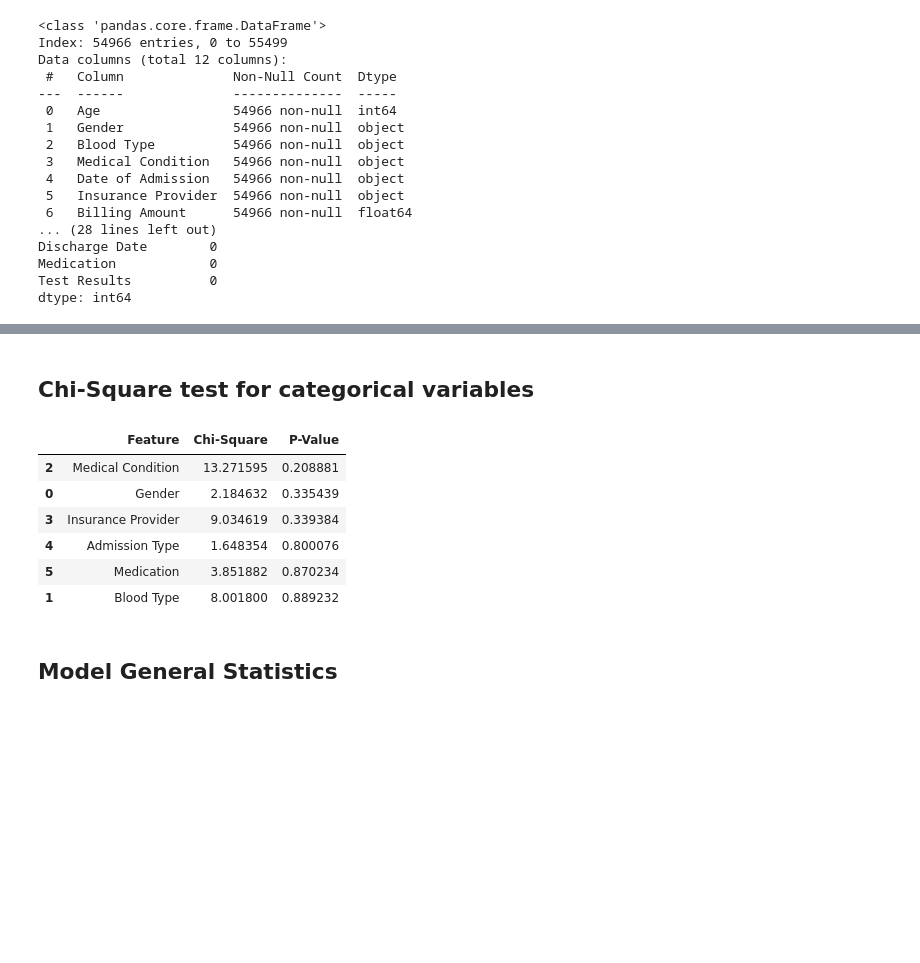
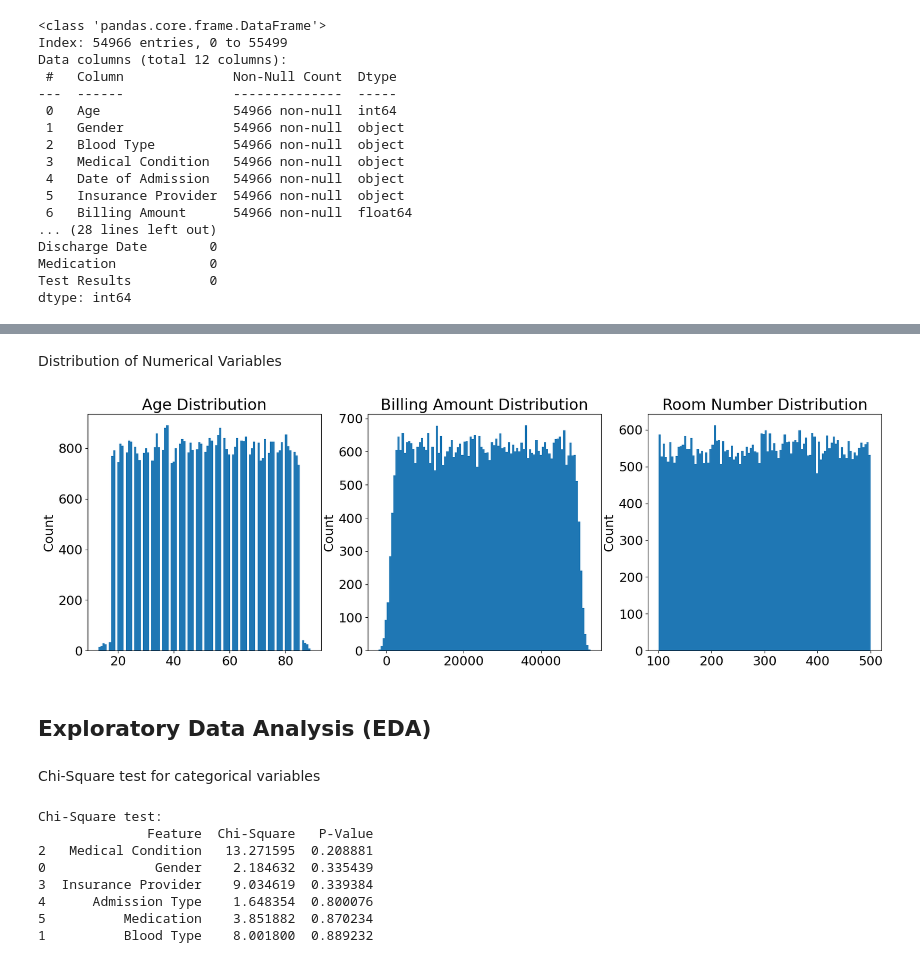
Before and after one commit to diallos-tech/Clarkson_Data_Science, a Jupyter notebook: Data Mining/Data_Mining_Project.ipynb, the cells around one changed output, grey strips where cells are left out. Drawn from its saved outputs; the diff is of its cells as text; code cells hidden in the pictures; blank space fills up the shorter version.

```diff
--- a/Data Mining/Data_Mining_Project.ipynb
+++ b/Data Mining/Data_Mining_Project.ipynb
@@ -88,5 +91,19 @@ ANOVA F-Test Results:
+# %% [markdown]
+Distribution of Numerical Variables
+# %%
+fig, axs = plt.subplots(nrows=1, ncols=3, figsize=(20, 6))
+
+variables = ['Age', 'Billing Amount', 'Room Number']
+for ax, var in zip(axs.flatten(), variables):
+    ax.hist(data[var], 100)
+    ax.set_title(f'{var} Distribution')
+    ax.set_ylabel('Count')
+# %% [output]
+[figure, added]
+# %% [markdown]
+## Exploratory Data Analysis (EDA)
 # %% [markdown]
-## Chi-Square test for categorical variables
+Chi-Square test for categorical variables
 # %%
 categorical_cols = data.drop(columns=['Room Number', 'Billing Amount','Test Results','Age','Length of Stay'])
 
@@ -98,14 +115,13 @@ for feature in categorical_cols:
 
 chi2_df = pd.DataFrame(chi2_results, columns=['Feature', 'Chi-Square', 'P-Value'])
 chi2_df.sort_values(by='P-Value', inplace=True)
-chi2_df
+print(f'Chi-Square test: \n{chi2_df}')
 # %% [output]
-|  | Feature | Chi-Square | P-Value |
-| 2 | Medical Condition | 13.271595 | 0.208881 |
-| 0 | Gender | 2.184632 | 0.335439 |
-| 3 | Insurance Provider | 9.034619 | 0.339384 |
-| 4 | Admission Type | 1.648354 | 0.800076 |
-| 5 | Medication | 3.851882 | 0.870234 |
-| 1 | Blood Type | 8.001800 | 0.889232 |
+Chi-Square test:
+              Feature  Chi-Square   P-Value
+2   Medical Condition   13.271595  0.208881
+0              Gender    2.184632  0.335439
+3  Insurance Provider    9.034619  0.339384
+4      Admission Type    1.648354  0.800076
+5          Medication    3.851882  0.870234
+1          Blood Type    8.001800  0.889232
-# %% [markdown]
-## Model General Statistics
```
Also changed, not shown: parts of 47 cells of this notebook, 2 other files.
